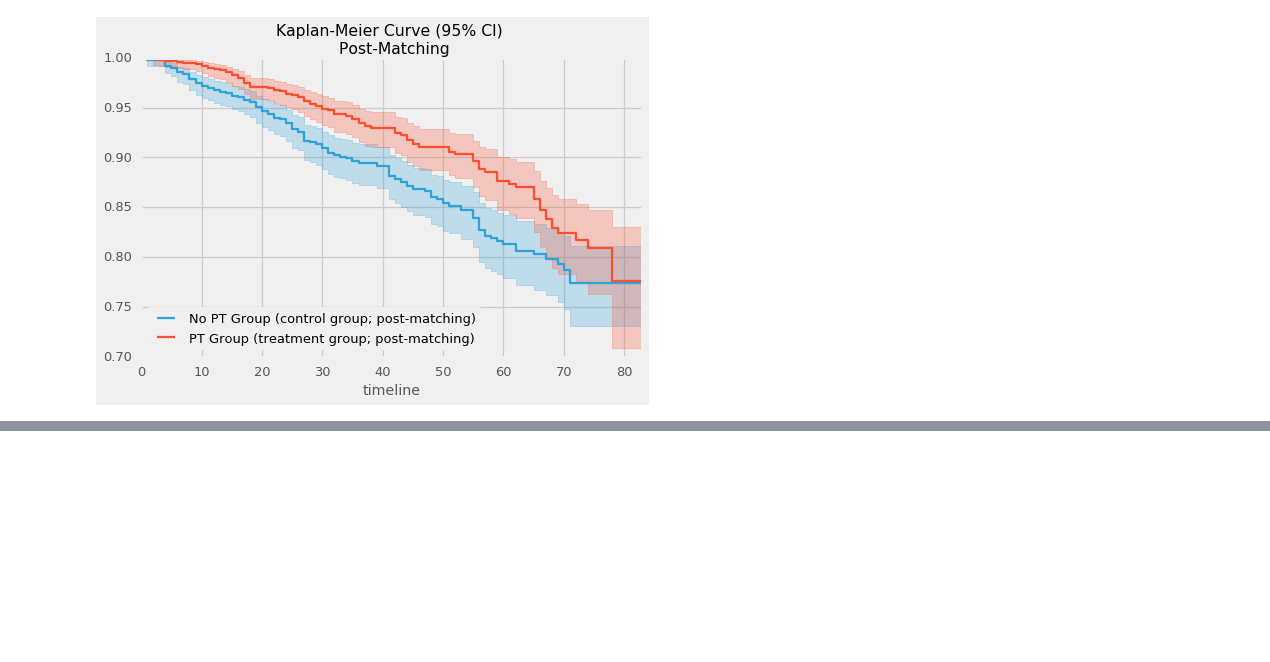
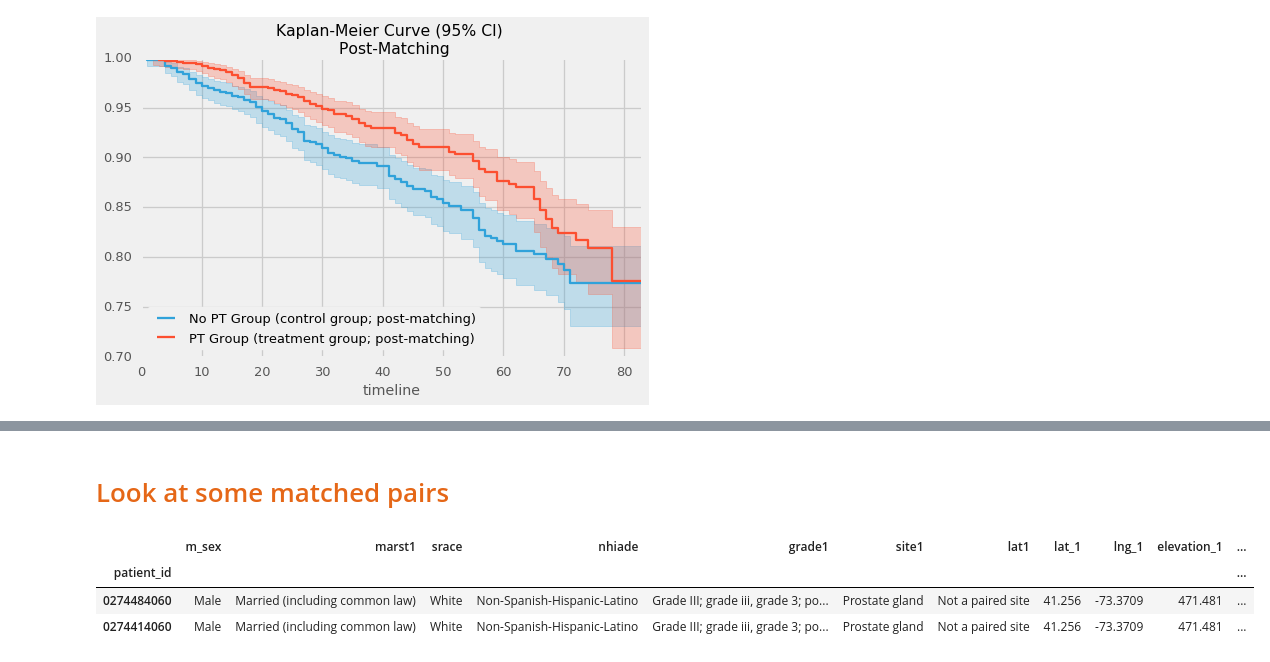
Before and after one commit to doolingdavid/IBA, a Jupyter notebook: IBASEPT2016.ipynb, the cells around one changed output, grey strips where cells are left out. Saved outputs shown, nothing was run; the diff lists cells and outputs as text; code cells hidden in the pictures; blank space fills up the shorter version.

```diff
--- a/IBASEPT2016.ipynb
+++ b/IBASEPT2016.ipynb
@@ -729,0 +753,2 @@ mpld3.display()
+# %%
+df = df.set_index('patient_id',drop=False)
@@ -729,0 +847,13 @@ mpld3.display()
+# %%
+goodcols_eval = ['m_sex','marst1','srace','nhiade','grade1','site1','lat1','lat_1','lng_1',
+                 'elevation_1','histrec1',
+            'modx1','birthyr','agedx1','yrdx1']
+# %% [markdown]
+# <font color="#E56717">Look at some matched pairs</font>
+# %%
+df[goodcols_eval].loc[[controlindices[0],treatmentindices[0]]]
+# %% [output]
+|  | m_sex | marst1 | srace | nhiade | grade1 | site1 | lat1 | lat_1 | lng_1 | elevation_1 | ... |
+| patient_id |  |  |  |  |  |  |  |  |  |  | ... |
+| 0274484060 | Male | Married (including common law) | White | Non-Spanish-Hispanic-Latino | Grade III; grade iii, grade 3; po... | Prostate gland | Not a paired site | 41.256 | -73.3709 | 471.481 | ... |
+| 0274414060 | Male | Married (including common law) | White | Non-Spanish-Hispanic-Latino | Grade III; grade iii, grade 3; po... | Prostate gland | Not a paired site | 41.256 | -73.3709 | 471.481 | ... |
```
Also changed, not shown: parts of 15 cells of this notebook.
